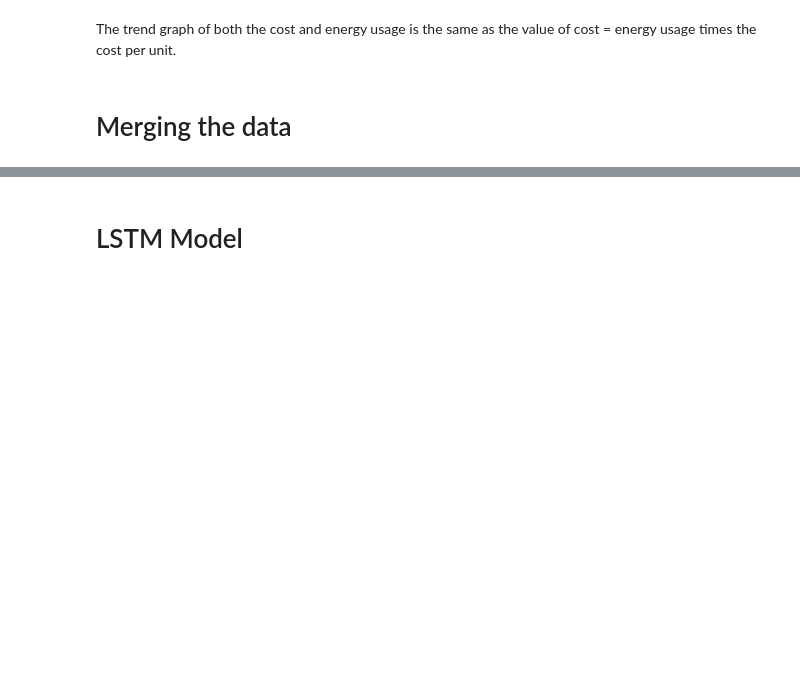
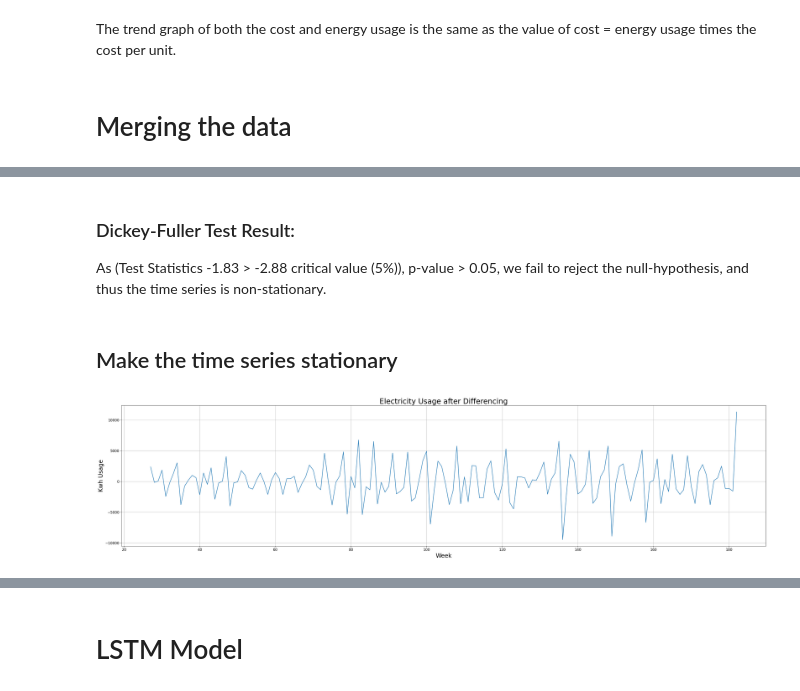
Before and after one commit to hyndavi1234/CS418-Project, a Jupyter notebook: Time_Series_Analysis.ipynb, the cells around one changed output, grey strips where cells are left out. Saved outputs shown, nothing was run; the diff lists cells and outputs as text; code cells hidden in the pictures; blank space fills up the shorter version.

```diff
--- a/Time_Series_Analysis.ipynb
+++ b/Time_Series_Analysis.ipynb
@@ -566,0 +627,21 @@ fig = sm.graphics.tsa.plot_pacf(ts_log_diff.dropna(),lags=40,ax=ax2)
+# %% [markdown]
+### Dickey-Fuller Test Result:
+
+As (Test Statistics -1.83 > -2.88 critical value (5%)), p-value > 0.05, we fail to reject the null-hypothesis, and thus the time series is non-stationary.
+# %% [markdown]
+## Make the time series stationary
+# %%
+# First we'll perform differencing on the data to see if it becomes stationary
+diff_df = df.diff()
+
+plt.figure(figsize=(32, 8))
+plt.grid()
+plt.plot(diff_df)
+
+plt.title('Electricity Usage after Differencing', fontsize=25)
+plt.xlabel('Week', fontsize=20)
+plt.ylabel('Kwh Usage', fontsize=20)
+
+plt.tight_layout()
+# %% [output]
+[figure, added]
```
Also changed, not shown: parts of 131 cells of this notebook.
